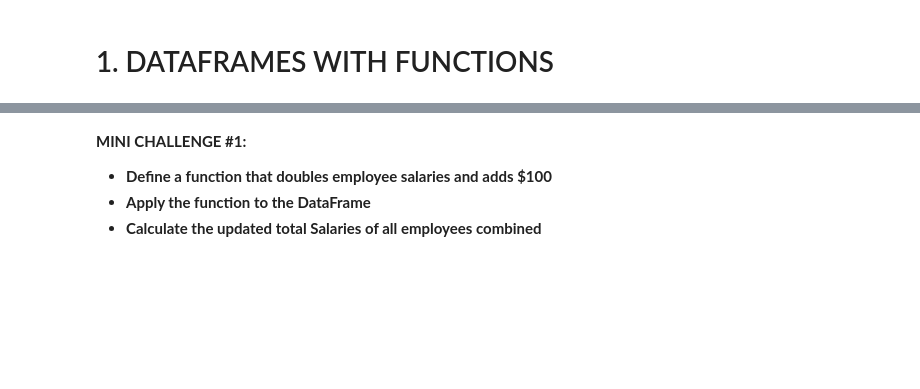
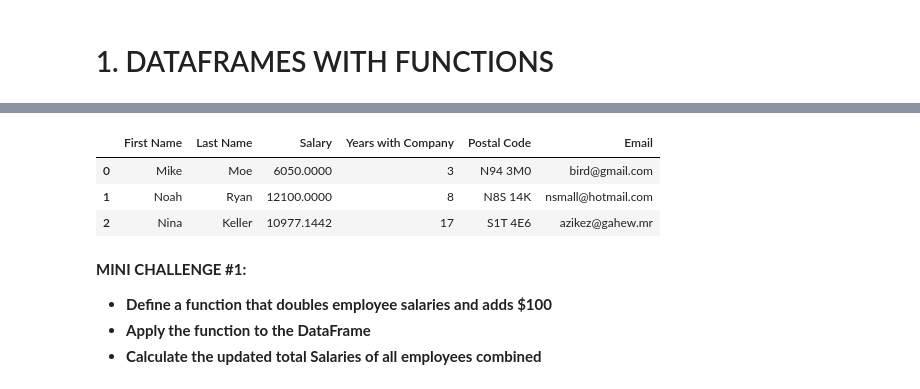
Before and after one commit to miguelestradam3/jupyter_pandas_third_training, a Jupyter notebook: Pandas for Data Analysis - Learning Path Part 3.ipynb, the cells around one changed output, grey strips where cells are left out. Saved outputs shown, nothing was run; the diff lists cells and outputs as text; code cells hidden in the pictures; blank space fills up the shorter version.

```diff
--- a/Pandas for Data Analysis - Learning Path Part 3.ipynb
+++ b/Pandas for Data Analysis - Learning Path Part 3.ipynb
@@ -48,3 +36,10 @@
+# %%
+employee_df.head(3)
+# %% [output]
+|  | First Name | Last Name | Salary | Years with Company | Postal Code | Email |
+| 0 | Mike | Moe | 6050.0000 | 3 | N94 3M0 | bird@gmail.com |
+| 1 | Noah | Ryan | 12100.0000 | 8 | N8S 14K | nsmall@hotmail.com |
+| 2 | Nina | Keller | 10977.1442 | 17 | S1T 4E6 | azikez@gahew.mr |
 # %% [markdown]
 **MINI CHALLENGE #1:**
 - **Define a function that doubles employee salaries and adds $100**
```
Also changed, not shown: parts of 34 cells of this notebook.
